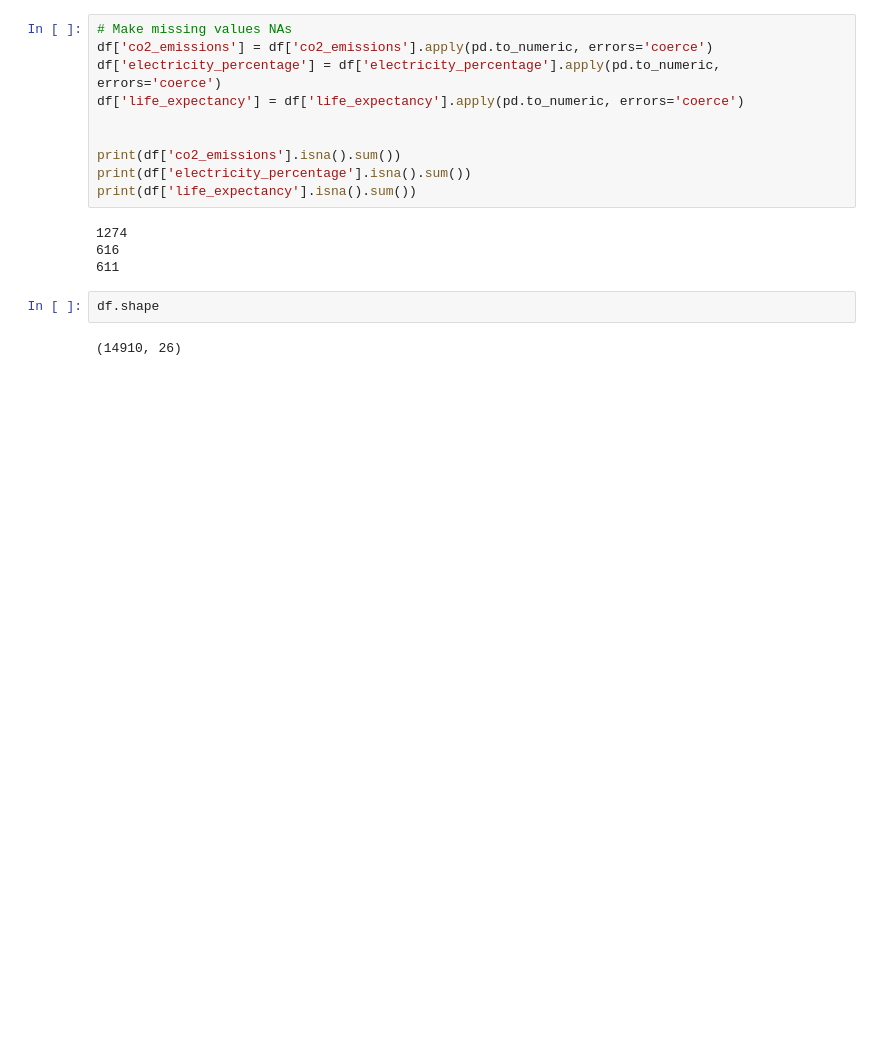
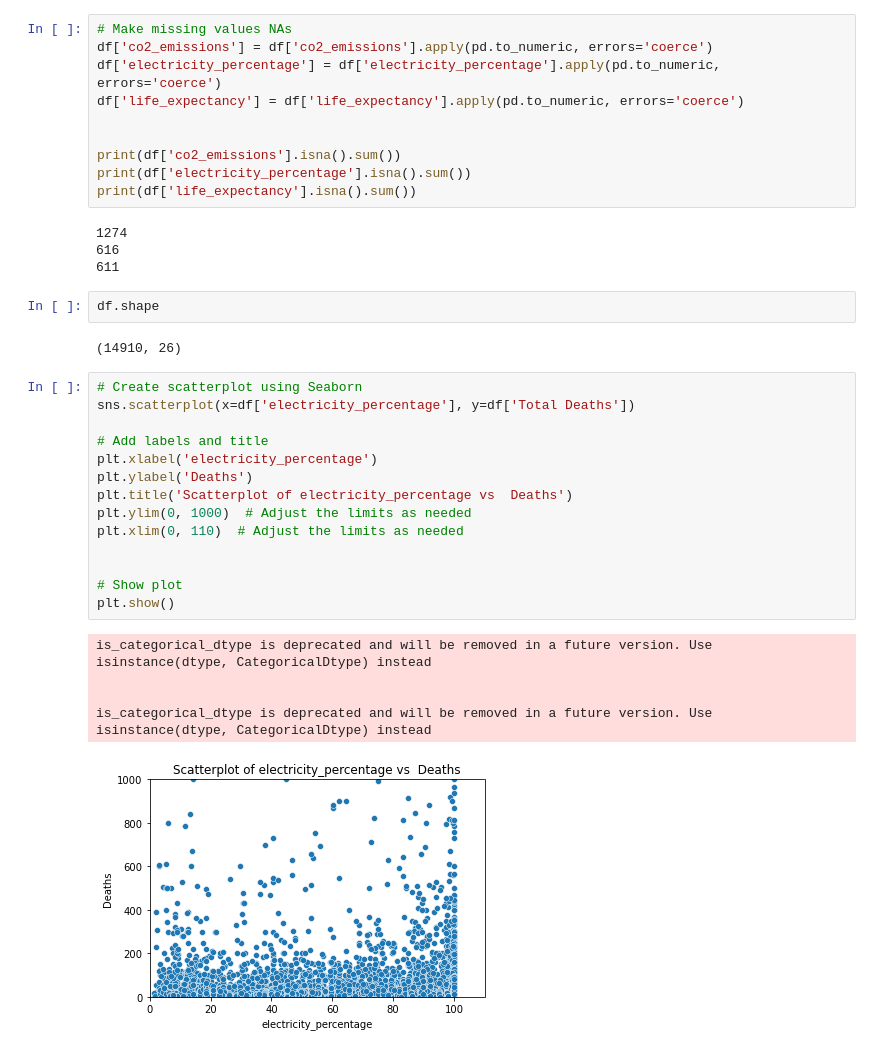
Before and after one commit to harrissamuel/24Spr_-S-Harris-_-disasters-, a Jupyter notebook: Sample_Capstone/code/data_loading/load_data.ipynb, the cells around one changed output. Saved outputs shown, nothing was run; the diff lists cells and outputs as text; blank space fills up the shorter version.

```diff
--- a/Sample_Capstone/code/data_loading/load_data.ipynb
+++ b/Sample_Capstone/code/data_loading/load_data.ipynb
@@ -632,3 +632,23 @@ print(df['life_expectancy'].isna().sum())
 df.shape
 # %% [output]
 (14910, 26)
+# %%
+# Create scatterplot using Seaborn
+sns.scatterplot(x=df['electricity_percentage'], y=df['Total Deaths'])
+
+# Add labels and title
+plt.xlabel('electricity_percentage')
+plt.ylabel('Deaths')
+plt.title('Scatterplot of electricity_percentage vs  Deaths')
+plt.ylim(0, 1000)  # Adjust the limits as needed
+plt.xlim(0, 110)  # Adjust the limits as needed
+
+
+# Show plot
+plt.show()
+# %% [output]
+is_categorical_dtype is deprecated and will be removed in a future version. Use isinstance(dtype, CategoricalDtype) instead
+
+
+is_categorical_dtype is deprecated and will be removed in a future version. Use isinstance(dtype, CategoricalDtype) instead
+[figure, added]
```
Also changed, not shown: parts of 19 cells of this notebook.
